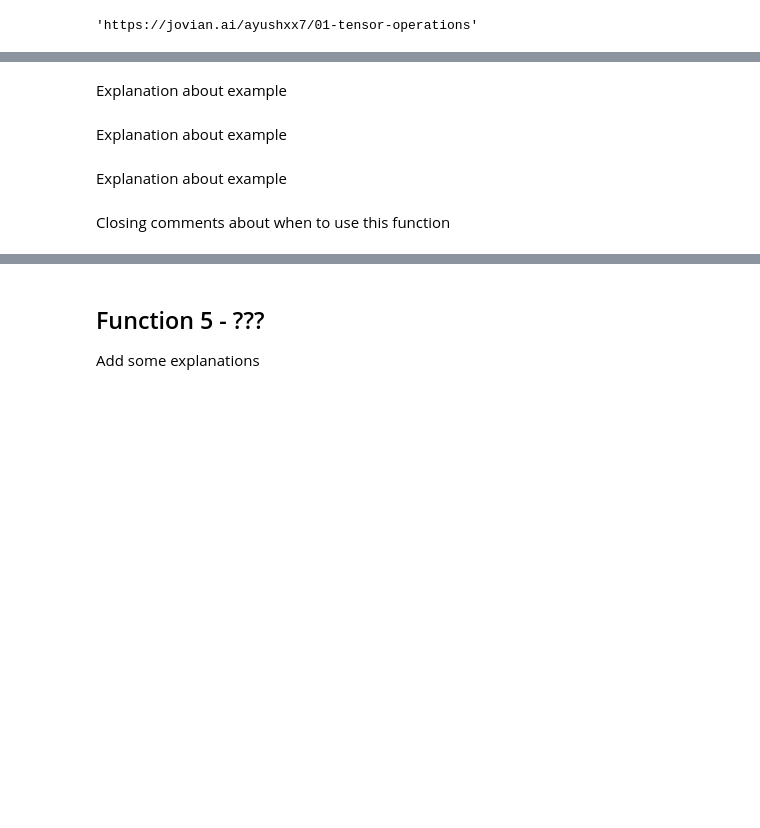
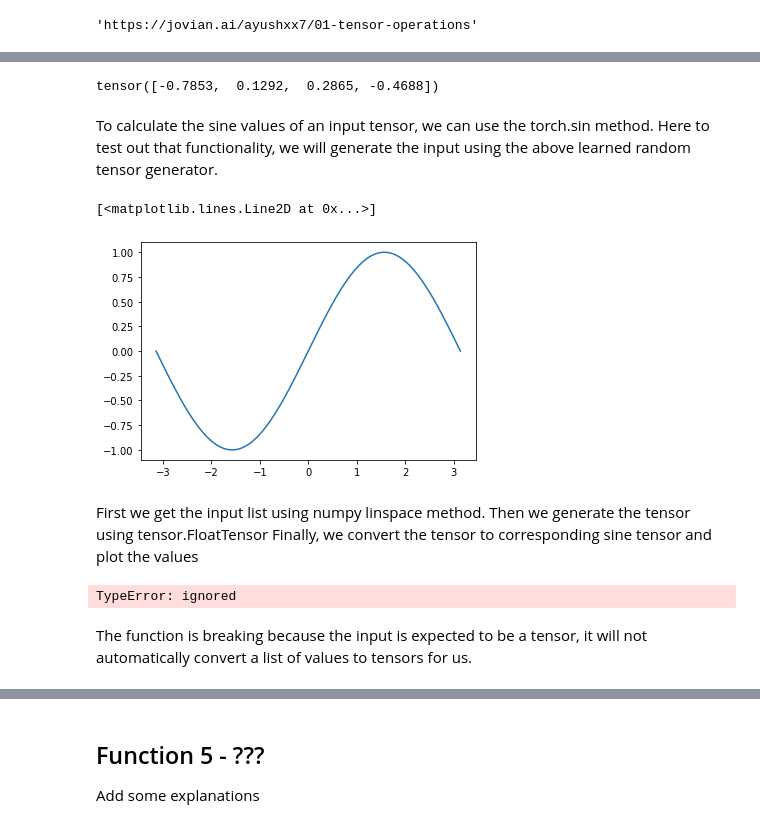
Before and after one commit to ayushxx7/PyTorchCourse, a Jupyter notebook: 01_tensor_operations.ipynb, the cells around one changed output, grey strips where cells are left out. Cells and saved outputs as stored; diff of their text form; code cells hidden in the pictures; blank space fills up the shorter version.

Commit message:
torch.sin

```diff
--- a/01_tensor_operations.ipynb
+++ b/01_tensor_operations.ipynb
@@ -212,4 +212,6 @@ Add some explanations
 # %%
 # Example 1 - working
+
+torch.sin(torch.randn(4))
+# %% [output]
+tensor([-0.7853,  0.1292,  0.2865, -0.4688])
-# %% [markdown]
-Explanation about example
@@ -218,8 +218,29 @@ Explanation about example
-# %% [markdown]
-Explanation about example
+# %% [markdown]
+To calculate the sine values of an input tensor, we can use the torch.sin method. Here to test out that functionality, we will generate the input using the above learned random tensor generator.
+# %%
+# Example 2 - working
+
+import numpy as np
+import matplotlib.pylab as plt
+
+x = np.linspace(-np.pi, np.pi, 201)
+inpTensor = torch.FloatTensor(x)
+#print(inpTensor)
+sineTensor = torch.sin(inpTensor)
+#print(sineTensor)
+plt.plot(inpTensor, sineTensor)
+# %% [output]
+[<matplotlib.lines.Line2D at 0x...>]
+[figure, added]
+# %% [markdown]
+First we get the input list using numpy linspace method.
+Then we generate the tensor using tensor.FloatTensor
+Finally, we convert the tensor to corresponding sine tensor and plot the values
 # %%
 # Example 3 - breaking (to illustrate when it breaks)
+import numpy as np
+torch.sin(np.pi/2)
+# %% [output]
+TypeError: ignored
-# %% [markdown]
-Explanation about example
-# %% [markdown]
-Closing comments about when to use this function
+# %% [markdown]
+The function is breaking because the input is expected to be a tensor, it will not automatically convert a list of values to tensors for us.
```
Also changed, not shown: parts of 5 cells of this notebook.
